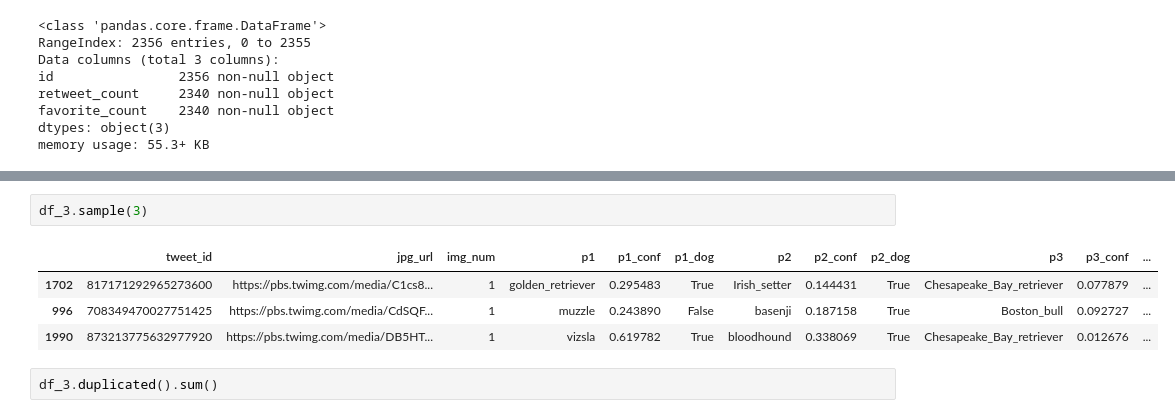
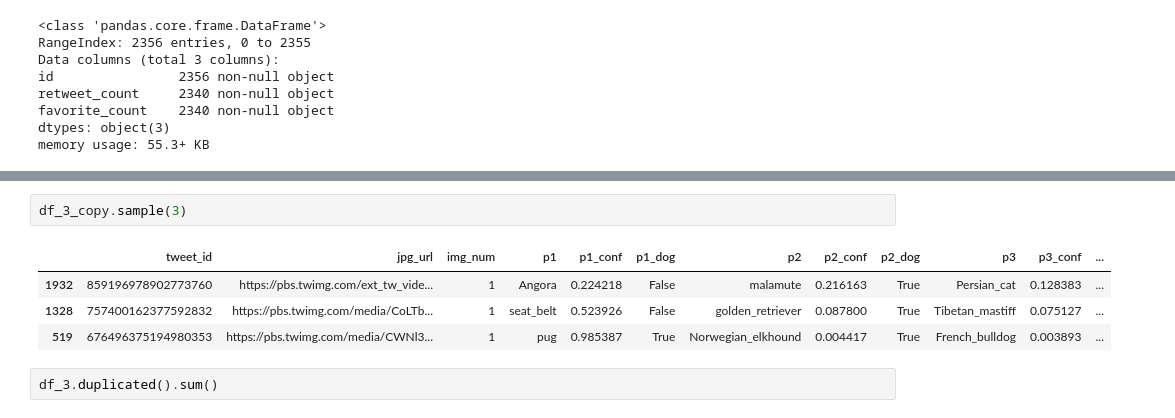
Before and after one commit to yanglinjing/dand_p7_WeRateDogs_Twitter_Analysis, a Jupyter notebook: wrangle_act.ipynb, the cells around one changed output, grey strips where cells are left out. Saved outputs shown, nothing was run; the diff lists cells and outputs as text.

```diff
--- a/wrangle_act.ipynb
+++ b/wrangle_act.ipynb
@@ -638,12 +666,12 @@ p3_dog      2075 non-null bool
 dtypes: bool(3), float64(3), int64(2), object(4)
 memory usage: 152.1+ KB
 # %%
-df_3.sample(3)
+df_3_copy.sample(3)
 # %% [output]
 |  | tweet_id | jpg_url | img_num | p1 | p1_conf | p1_dog | p2 | p2_conf | p2_dog | p3 | p3_conf | ... |
-| 1702 | 817171292965273600 | https://pbs.twimg.com/media/C1cs8... | 1 | golden_retriever | 0.295483 | True | Irish_setter | 0.144431 | True | Chesapeake_Bay_retriever | 0.077879 | ... |
-| 996 | 708349470027751425 | https://pbs.twimg.com/media/CdSQF... | 1 | muzzle | 0.243890 | False | basenji | 0.187158 | True | Boston_bull | 0.092727 | ... |
-| 1990 | 873213775632977920 | https://pbs.twimg.com/media/DB5HT... | 1 | vizsla | 0.619782 | True | bloodhound | 0.338069 | True | Chesapeake_Bay_retriever | 0.012676 | ... |
+| 1932 | 859196978902773760 | https://pbs.twimg.com/ext_tw_vide... | 1 | Angora | 0.224218 | False | malamute | 0.216163 | True | Persian_cat | 0.128383 | ... |
+| 1328 | 757400162377592832 | https://pbs.twimg.com/media/CoLTb... | 1 | seat_belt | 0.523926 | False | golden_retriever | 0.087800 | True | Tibetan_mastiff | 0.075127 | ... |
+| 519 | 676496375194980353 | https://pbs.twimg.com/media/CWNl3... | 1 | pug | 0.985387 | True | Norwegian_elkhound | 0.004417 | True | French_bulldog | 0.003893 | ... |
 # %%
 df_3.duplicated().sum()
 # %% [output]
```
Also changed, not shown: parts of 63 cells of this notebook.
